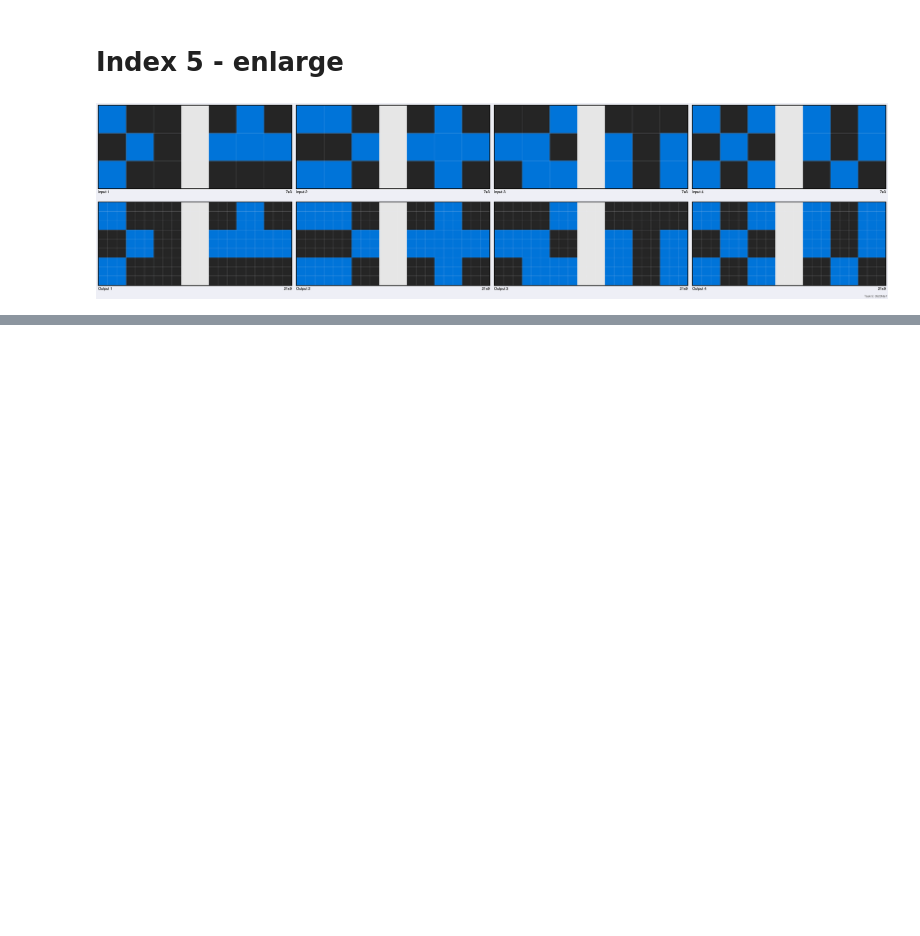
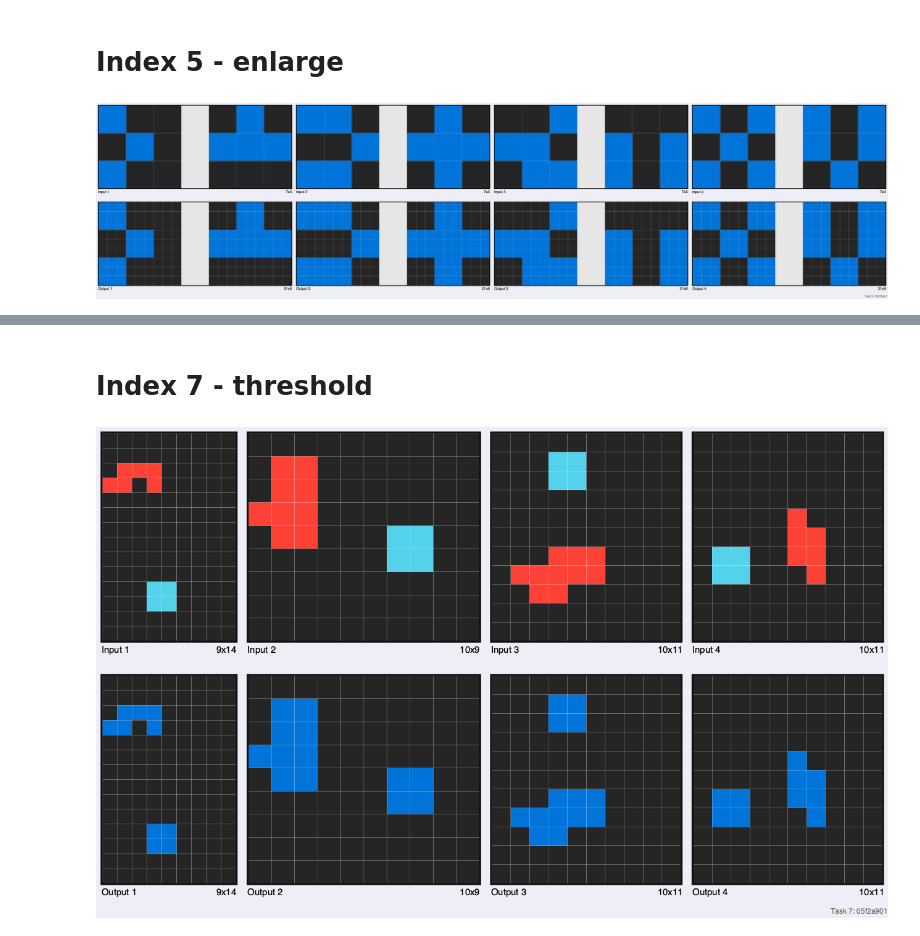
Before and after one commit to mshokrnezhad/ARC, a Jupyter notebook: dataset/data_creation_t1.ipynb, the cells around one changed output, grey strips where cells are left out. Cells and saved outputs as stored; diff of their text form; code cells hidden in the pictures; blank space fills up the shorter version.

```diff
--- a/dataset/data_creation_t1.ipynb
+++ b/dataset/data_creation_t1.ipynb
@@ -180,0 +201,18 @@ apply_transition(task_ids, index, training_challenges, ids_path, transition_conf
+# %% [markdown]
+# Index 7 - threshold
+# %%
+from blocks import threshold
+
+index = 7
+
+transition_config = {
+    '0':
+        {
+            'name': 'threshold',
+            'input': ['grid']
+        },
+}
+
+apply_transition(task_ids, index, training_challenges, transition_config, data_path, figs_path)
+# %% [output]
+[figure, added]
```
Also changed, not shown: parts of 19 cells of this notebook, 11 other files.
